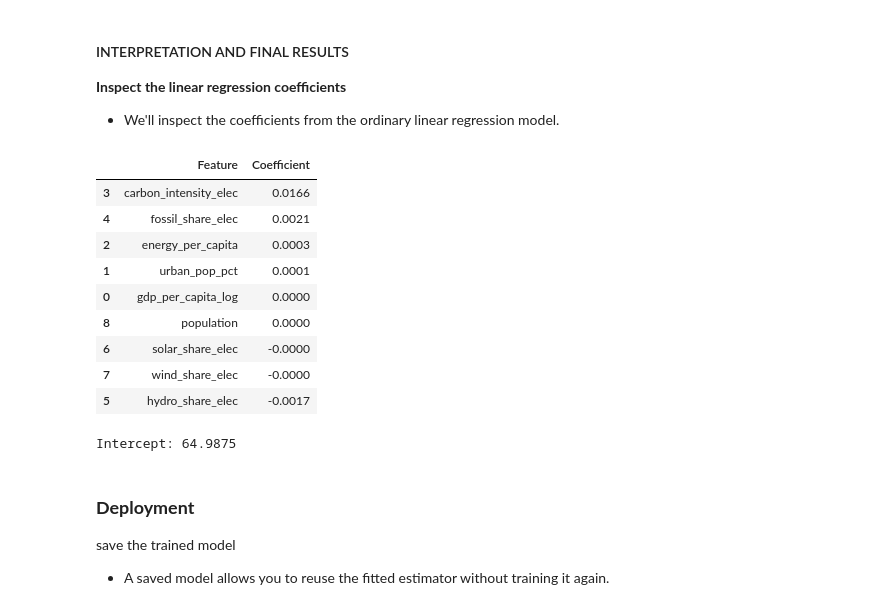
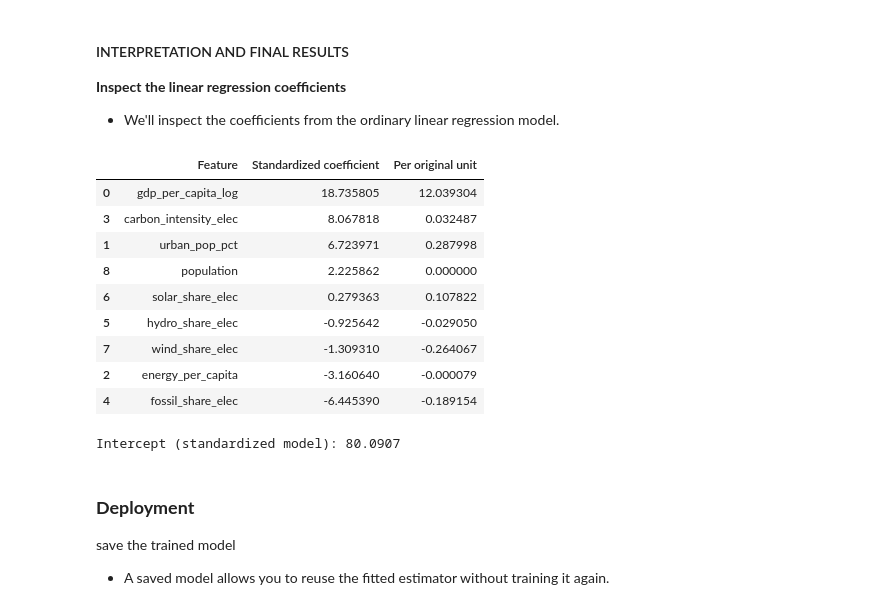
Before and after one commit to oyarolevi-tech/sdg7-energy-access, a Jupyter notebook: notebooks/powerbi.ipynb, the cells around one changed output. Cells and saved outputs as stored; diff of their text form; code cells hidden in the pictures.

```diff
--- a/notebooks/powerbi.ipynb
+++ b/notebooks/powerbi.ipynb
@@ -939,23 +956,19 @@ Testing observations: 868
 ### **Train the linear regression model**
 - Now we'll train the model required by your assignment
 # %%
-# #CRISP_DM #PHASE_4 #LINEAR_REGRESSION
+#PHASE_4 #LINEAR_REGRESSION
 
 from sklearn.linear_model import LinearRegression
+from sklearn.pipeline import make_pipeline
+from sklearn.preprocessing import StandardScaler
 
-# Initialize the linear regression model
-linear_model = LinearRegression()
-
-# Train the model using the training data
+# WHY predictors differ in scale by about 8 orders of magnitude (population vs log GDP).
+# Standardising first gives the same model mathematically but a numerically reliable fit.
+linear_model = make_pipeline(StandardScaler(), LinearRegression())
 linear_model.fit(X_train, y_train)
 
-# Generate predictions on the test set
 y_pred_linear = linear_model.predict(X_test)
-
 print("Linear regression model trained successfully.")
-
-# Ordinary linear regression estimates a linear relationship between the predictors and the target.
-# The model learns coefficients for each predictor that minimize the difference between predicted and actual electricity access percentages in the training data.
 # %% [output]
 Linear regression model trained successfully.
 # %% [markdown]
@@ -1285,39 +1303,32 @@ plt.show()
 **Inspect the linear regression coefficients**
 - We'll inspect the coefficients from the ordinary linear regression model.
 # %%
- #PHASE_5 #MODEL_INTERPRETATION
+scaler = linear_model[0]
+lr = linear_model[-1]
 
 coefficients = pd.DataFrame({
     "Feature": features,
-    "Coefficient": linear_model.coef_
-})
+    "Standardized coefficient": lr.coef_,
+    "Per original unit": lr.coef_ / scaler.scale_,
+}).sort_values("Standardized coefficient", ascending=False)
 
-coefficients = coefficients.sort_values(
-    "Coefficient",
-    ascending=False
-)
+display(coefficients.round(6))
+print("Intercept (standardized model):", round(lr.intercept_, 4))
 
-display(coefficients.round(4))
-
-print("Intercept:", round(linear_model.intercept_, 4))
-
-# the coefficients indicate the expected change in electricity access percentage for a one-unit increase in the predictor, holding other variables constant.
-# Positive coefficients suggest that higher values of the predictor are associated with increased electricity access, while negative coefficients indicate the opposite.
-# Selecting the final model using test-set R² means the test set is being used for model selection as well as evaluation.
-# For a more rigorous final performance estimate, model selection should occur through cross-validation on the training set, leaving the test set untouched until the final evaluation.
-# This limitation should be documented in the final report.
+# Standardized: change in access (percentage points) per 1 standard deviation of the predictor.
+# Per original unit: change per 1 unit of the predictor as measured (for example 1 person for population)
 # %% [output]
-|  | Feature | Coefficient |
-| 3 | carbon_intensity_elec | 0.0166 |
-| 4 | fossil_share_elec | 0.0021 |
-| 2 | energy_per_capita | 0.0003 |
-| 1 | urban_pop_pct | 0.0001 |
-| 0 | gdp_per_capita_log | 0.0000 |
-| 8 | population | 0.0000 |
-| 6 | solar_share_elec | -0.0000 |
-| 7 | wind_share_elec | -0.0000 |
-| 5 | hydro_share_elec | -0.0017 |
+|  | Feature | Standardized coefficient | Per original unit |
+| 0 | gdp_per_capita_log | 18.735805 | 12.039304 |
+| 3 | carbon_intensity_elec | 8.067818 | 0.032487 |
+| 1 | urban_pop_pct | 6.723971 | 0.287998 |
+| 8 | population | 2.225862 | 0.000000 |
+| 6 | solar_share_elec | 0.279363 | 0.107822 |
+| 5 | hydro_share_elec | -0.925642 | -0.029050 |
+| 7 | wind_share_elec | -1.309310 | -0.264067 |
+| 2 | energy_per_capita | -3.160640 | -0.000079 |
+| 4 | fossil_share_elec | -6.445390 | -0.189154 |
-Intercept: 64.9875
+Intercept (standardized model): 80.0907
 # %% [markdown]
 ### **Deployment**
 save the trained model
```
Also changed, not shown: parts of 18 cells of this notebook, 1 other file.
